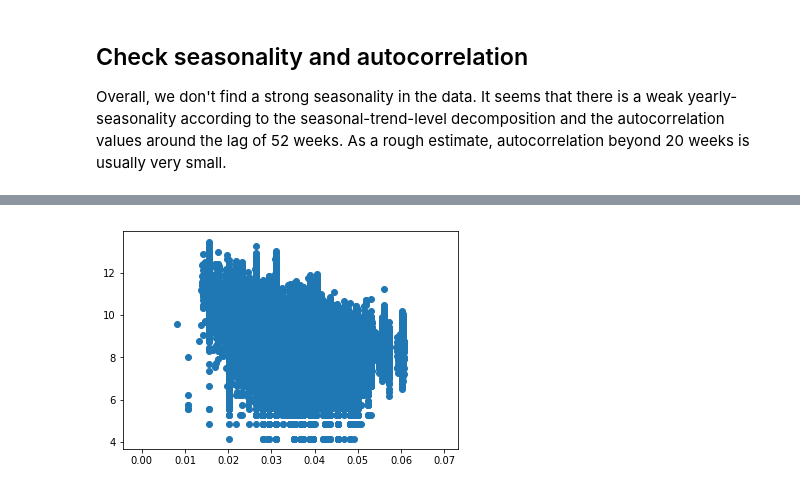
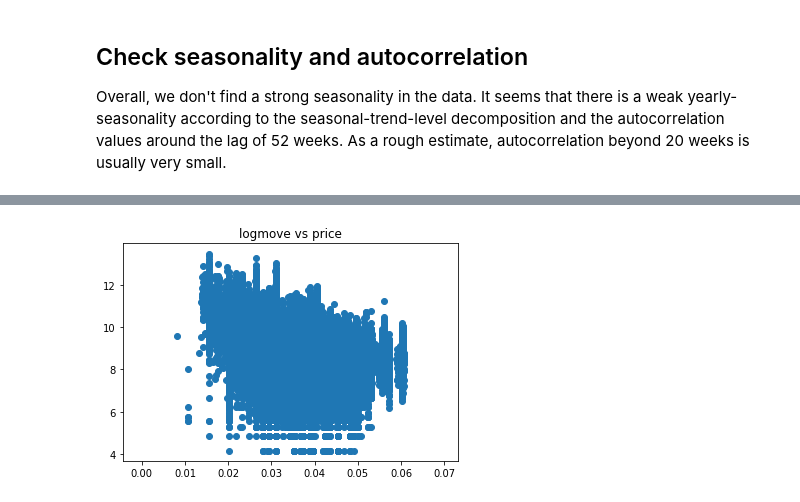
Before and after one commit to sdonohoo/forecasting, a Jupyter notebook: retail_sales/OrangeJuice_Pt_3Weeks_Weekly/data_explore/explore_oj_data_python.ipynb, the cells around one changed output, grey strips where cells are left out. Saved outputs shown, nothing was run; the diff lists cells and outputs as text; code cells hidden in the pictures.

```diff
--- a/retail_sales/OrangeJuice_Pt_3Weeks_Weekly/data_explore/explore_oj_data_python.ipynb
+++ b/retail_sales/OrangeJuice_Pt_3Weeks_Weekly/data_explore/explore_oj_data_python.ipynb
@@ -282,8 +296,10 @@ sales['avg_price'] = sales[price_cols].sum(axis=1).apply(lambda x: x / len(price
 sales['price_ratio'] = sales.apply(lambda x: x['price'] / x['avg_price'], axis=1)
 # %%
 plt.scatter(sales['price'], sales['logmove'])
+plt.title('logmove vs price')
 plt.show()
 plt.scatter(sales['price_ratio'], sales['logmove'])
+plt.title('logmove vs price_ratio')
 plt.show()
 # %% [output]
-[figure, old version]
+[figure, new version]
```
Also changed, not shown: parts of 21 cells of this notebook.
